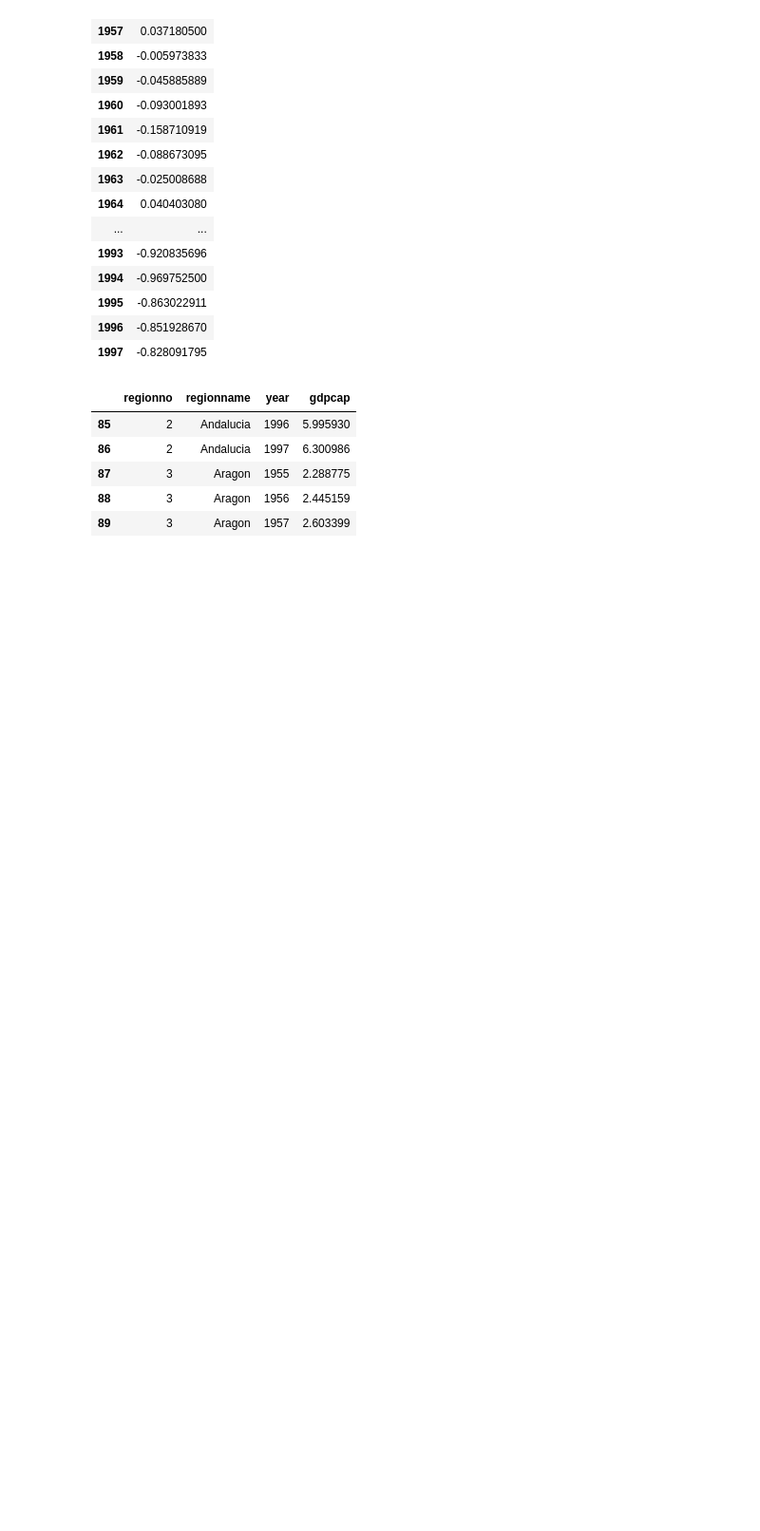
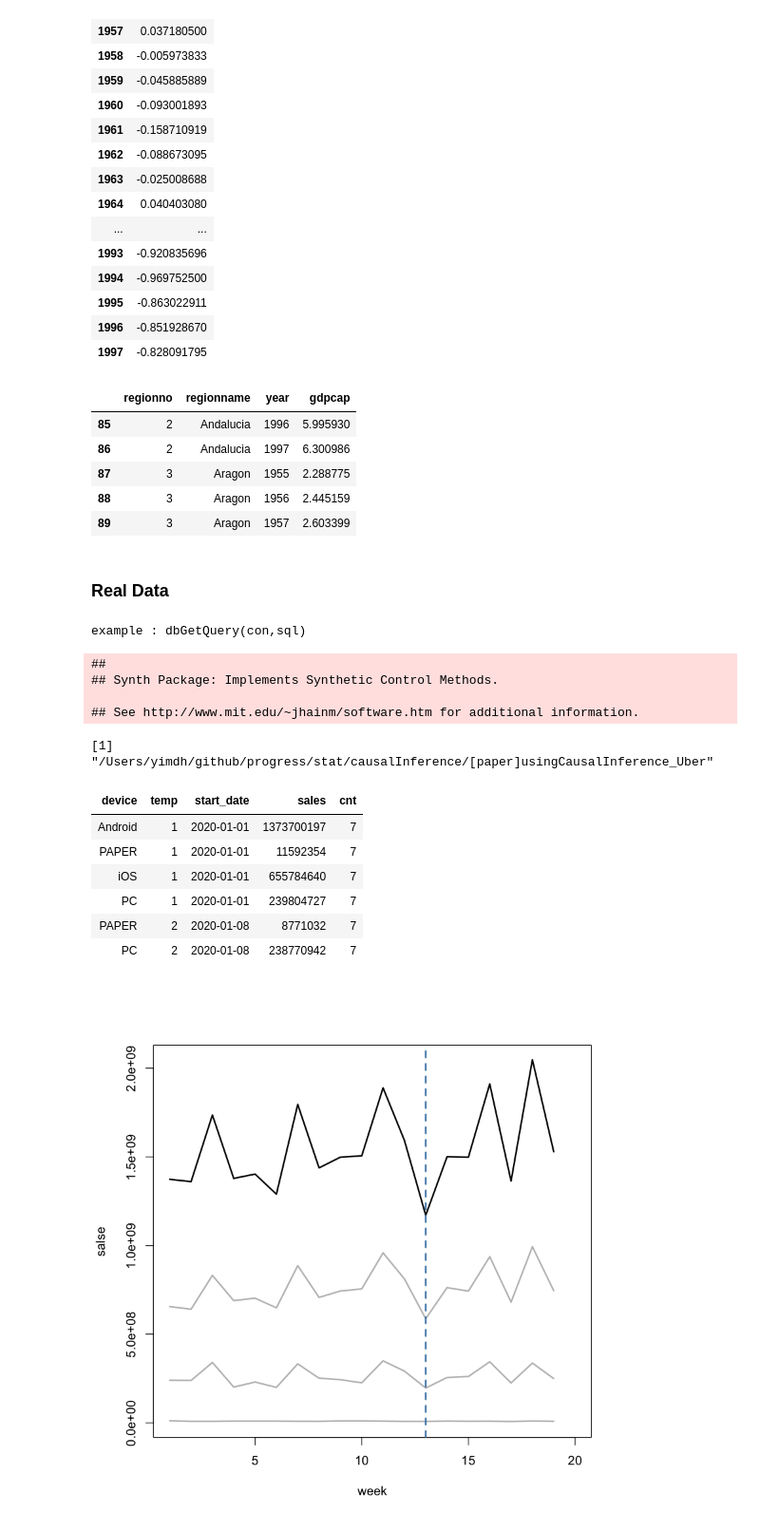
Before and after one commit to Yimdh/progress, a Jupyter notebook: stat/causalInference/[paper]usingCausalInference_Uber/01_interrupted Time Series synthetic control.ipynb, the cells around one changed output. Shown at 95% size. Cells and saved outputs as stored; diff of their text form; code cells hidden in the pictures; blank space fills up the shorter version.

```diff
--- a/stat/causalInference/[paper]usingCausalInference_Uber/01_interrupted Time Series synthetic control.ipynb
+++ b/stat/causalInference/[paper]usingCausalInference_Uber/01_interrupted Time Series synthetic control.ipynb
@@ -231,3 +232,42 @@ basque[85:89, 1:4]
 | 87 | 3 | Aragon | 1955 | 2.288775 |
 | 88 | 3 | Aragon | 1956 | 2.445159 |
 | 89 | 3 | Aragon | 1957 | 2.603399 |
+# %% [markdown]
+### Real Data
+# %%
+source('/Users/yimdh/github/ridi/source/Athena_connection.r')
+library(DT)
+library(tidyverse)
+library('Synth')
+# %% [output]
+example : dbGetQuery(con,sql)
+##
+## Synth Package: Implements Synthetic Control Methods.
+
+## See http://www.mit.edu/~jhainm/software.htm for additional information.
+# %%
+sql<-read_file('sql')
+raw<-tbl_df(dbGetQuery(con,sql))
+# %% [output]
+[1] "/Users/yimdh/github/progress/stat/causalInference/[paper]usingCausalInference_Uber"
+# %%
+head(raw)
+plot(1:20,rep(0,20),type='n',ylim=c(0,max(raw$sales)),ylab='salse',xlab='week')
+for(i in unique(raw$device))
+    {
+    col='gray'
+    if (i=='Android') col='black'
+    subset<-raw%>%filter(device==i)
+    lines(subset$temp,subset$sales,col=col,lwd=2)
+
+}
+abline(v=13,lty=2,lwd=2,col='steelblue')
+# %% [output]
+| device | temp | start_date | sales | cnt |
+| Android | 1 | 2020-01-01 | 1373700197 | 7 |
+| PAPER | 1 | 2020-01-01 | 11592354 | 7 |
+| iOS | 1 | 2020-01-01 | 655784640 | 7 |
+| PC | 1 | 2020-01-01 | 239804727 | 7 |
+| PAPER | 2 | 2020-01-08 | 8771032 | 7 |
+| PC | 2 | 2020-01-08 | 238770942 | 7 |
+[figure, added]
```
Also changed, not shown: parts of 2 cells of this notebook, 1 other file.
